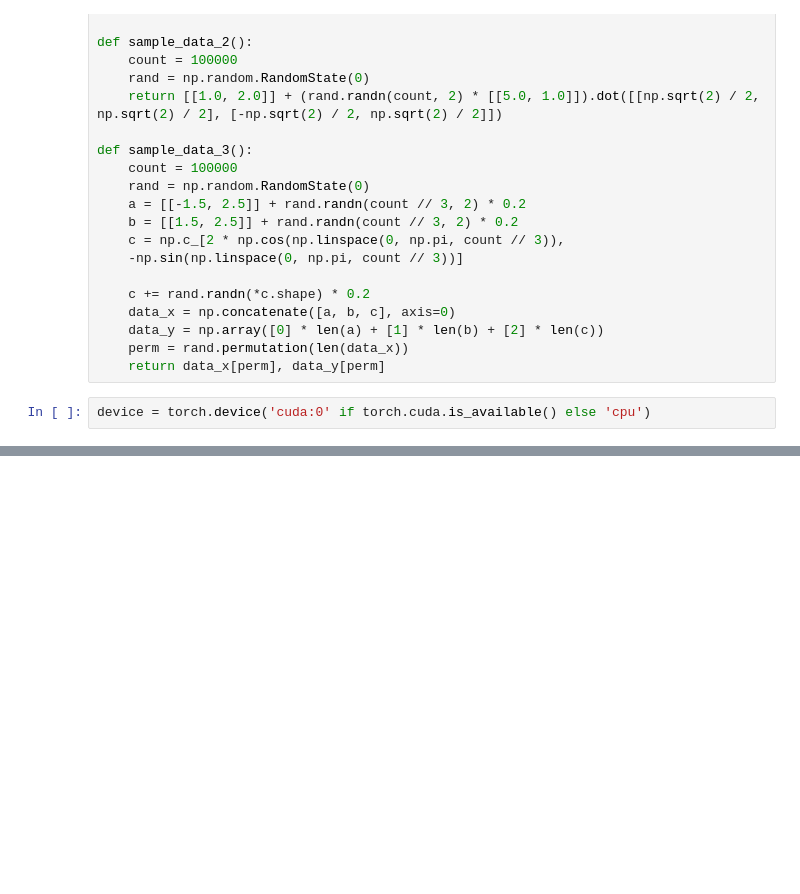
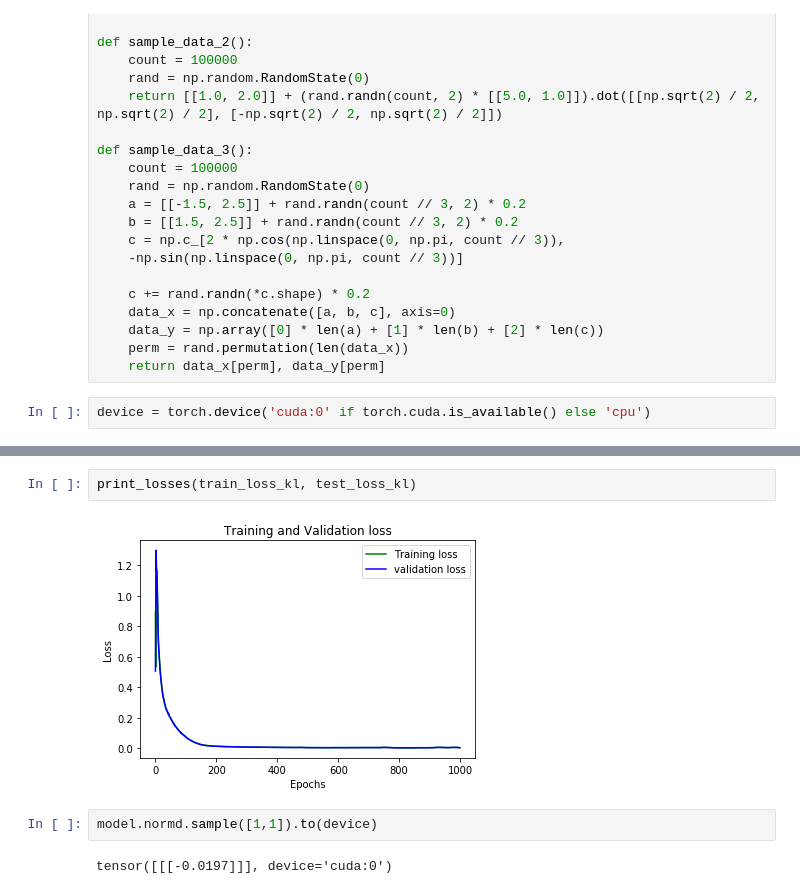
Before and after one commit to psolikov/DUL, a Jupyter notebook: HW3VAE.ipynb, the cells around one changed output, grey strips where cells are left out. Cells and saved outputs as stored; diff of their text form; blank space fills up the shorter version.

```diff
--- a/HW3VAE.ipynb
+++ b/HW3VAE.ipynb
@@ -158,0 +211,8 @@ AttributeError: 'int' object has no attribute 'item'
+# %%
+print_losses(train_loss_kl, test_loss_kl)
+# %% [output]
+[figure, added]
+# %%
+model.normd.sample([1,1]).to(device)
+# %% [output]
+tensor([[[-0.0197]]], device='cuda:0')
```
Also changed, not shown: parts of 35 cells of this notebook.
